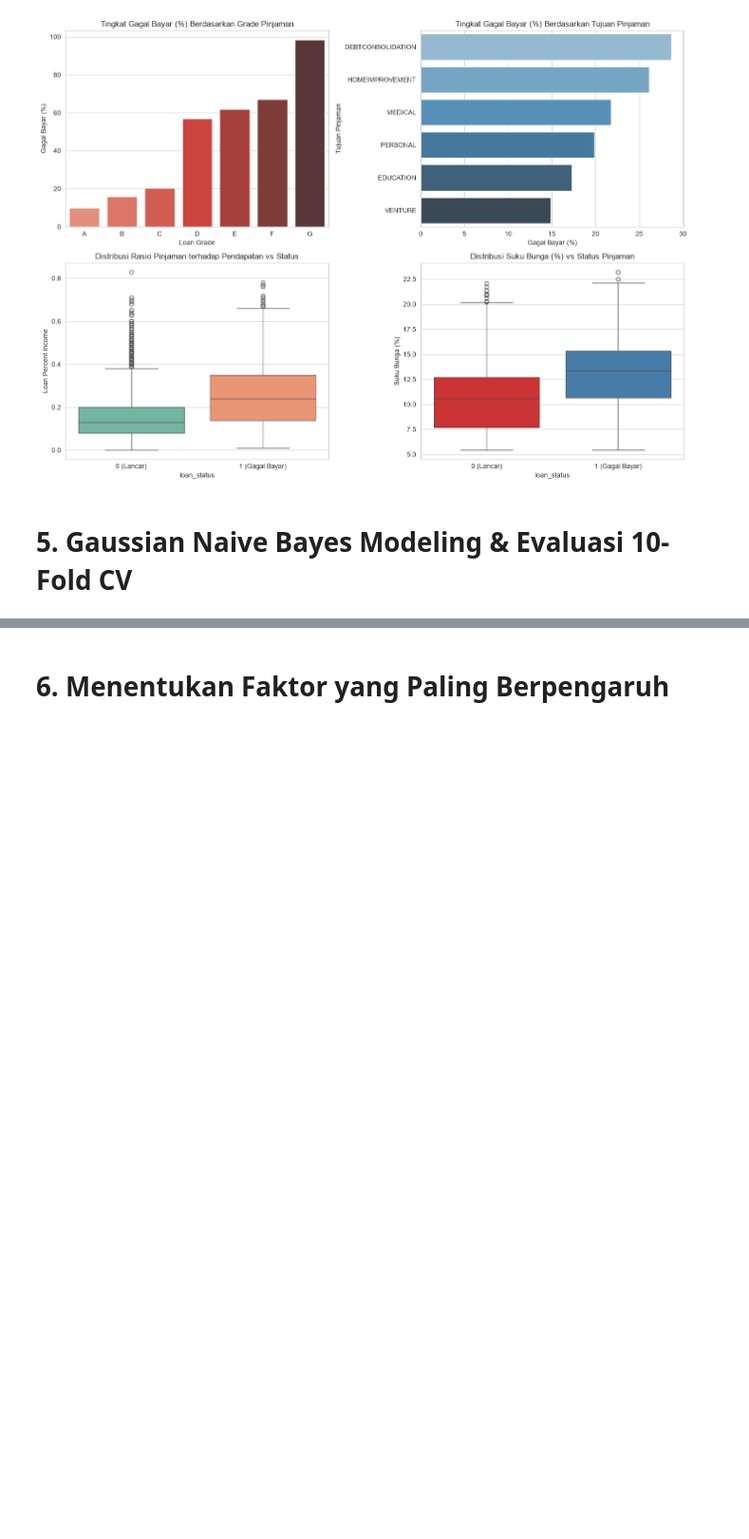
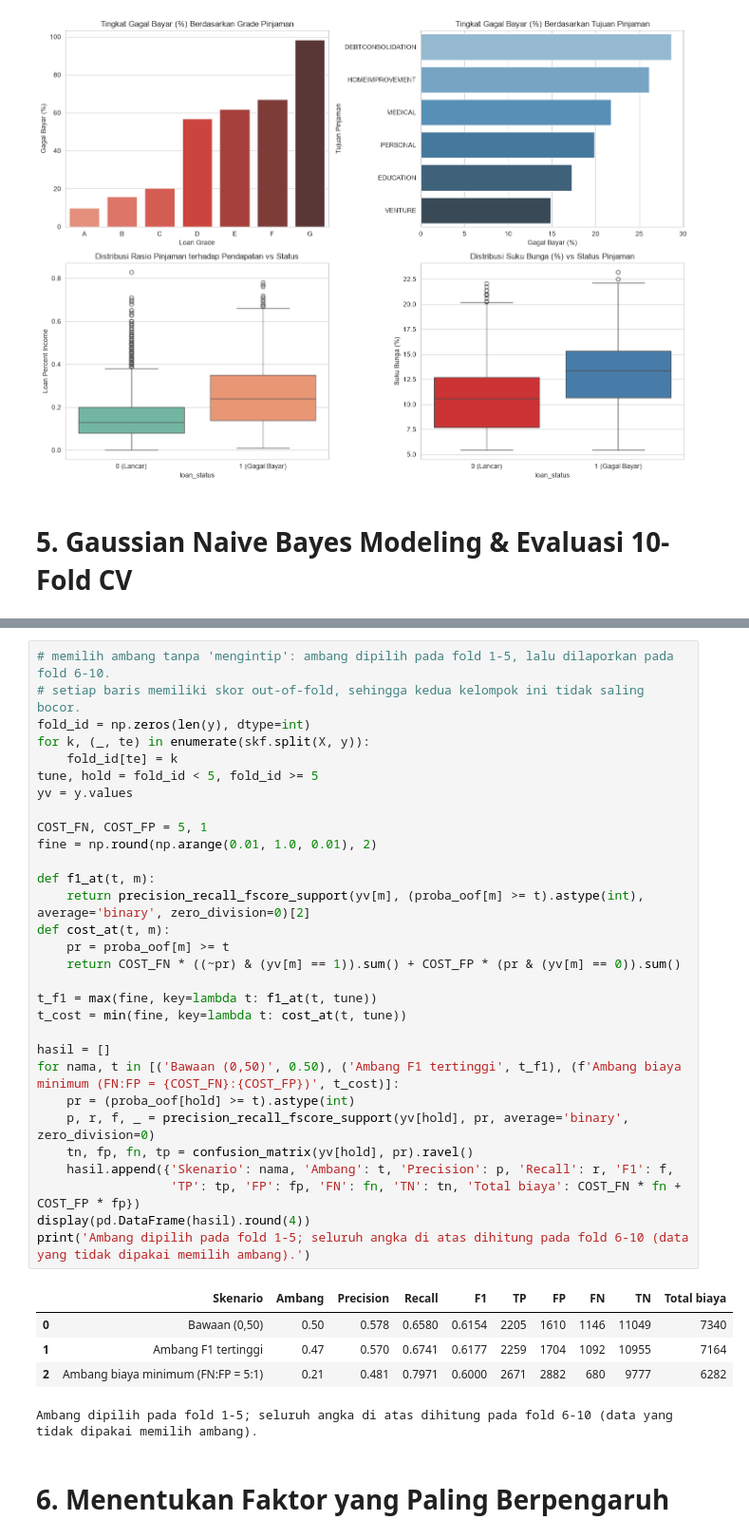
Before and after one commit to ArluxSho/credit-risk-prediction-naive-bayes, a Jupyter notebook: credit_risk_classification.ipynb, the cells around one changed output, grey strips where cells are left out. Shown at 95% size. Drawn from its saved outputs; the diff is of its cells as text; blank space fills up the shorter version.

```diff
--- a/credit_risk_classification.ipynb
+++ b/credit_risk_classification.ipynb
@@ -384,3 +445,39 @@ False Positive: 3232 peminjam lancar ditandai berisiko | False Negative: 2192 ga
+# %%
+# memilih ambang tanpa 'mengintip': ambang dipilih pada fold 1-5, lalu dilaporkan pada fold 6-10.
+# setiap baris memiliki skor out-of-fold, sehingga kedua kelompok ini tidak saling bocor.
+fold_id = np.zeros(len(y), dtype=int)
+for k, (_, te) in enumerate(skf.split(X, y)):
+    fold_id[te] = k
+tune, hold = fold_id < 5, fold_id >= 5
+yv = y.values
+
+COST_FN, COST_FP = 5, 1
+fine = np.round(np.arange(0.01, 1.0, 0.01), 2)
+
+def f1_at(t, m):
+    return precision_recall_fscore_support(yv[m], (proba_oof[m] >= t).astype(int), average='binary', zero_division=0)[2]
+def cost_at(t, m):
+    pr = proba_oof[m] >= t
+    return COST_FN * ((~pr) & (yv[m] == 1)).sum() + COST_FP * (pr & (yv[m] == 0)).sum()
+
+t_f1 = max(fine, key=lambda t: f1_at(t, tune))
+t_cost = min(fine, key=lambda t: cost_at(t, tune))
+
+hasil = []
+for nama, t in [('Bawaan (0,50)', 0.50), ('Ambang F1 tertinggi', t_f1), (f'Ambang biaya minimum (FN:FP = {COST_FN}:{COST_FP})', t_cost)]:
+    pr = (proba_oof[hold] >= t).astype(int)
+    p, r, f, _ = precision_recall_fscore_support(yv[hold], pr, average='binary', zero_division=0)
+    tn, fp, fn, tp = confusion_matrix(yv[hold], pr).ravel()
+    hasil.append({'Skenario': nama, 'Ambang': t, 'Precision': p, 'Recall': r, 'F1': f,
+                  'TP': tp, 'FP': fp, 'FN': fn, 'TN': tn, 'Total biaya': COST_FN * fn + COST_FP * fp})
+display(pd.DataFrame(hasil).round(4))
+print('Ambang dipilih pada fold 1-5; seluruh angka di atas dihitung pada fold 6-10 (data yang tidak dipakai memilih ambang).')
+# %% [output]
+|  | Skenario | Ambang | Precision | Recall | F1 | TP | FP | FN | TN | Total biaya |
+| 0 | Bawaan (0,50) | 0.50 | 0.578 | 0.6580 | 0.6154 | 2205 | 1610 | 1146 | 11049 | 7340 |
+| 1 | Ambang F1 tertinggi | 0.47 | 0.570 | 0.6741 | 0.6177 | 2259 | 1704 | 1092 | 10955 | 7164 |
+| 2 | Ambang biaya minimum (FN:FP = 5:1) | 0.21 | 0.481 | 0.7971 | 0.6000 | 2671 | 2882 | 680 | 9777 | 6282 |
+Ambang dipilih pada fold 1-5; seluruh angka di atas dihitung pada fold 6-10 (data yang tidak dipakai memilih ambang).
 # %% [markdown]
 # 6. Menentukan Faktor yang Paling Berpengaruh
 # %%
```
Also changed, not shown: parts of 10 cells of this notebook.
